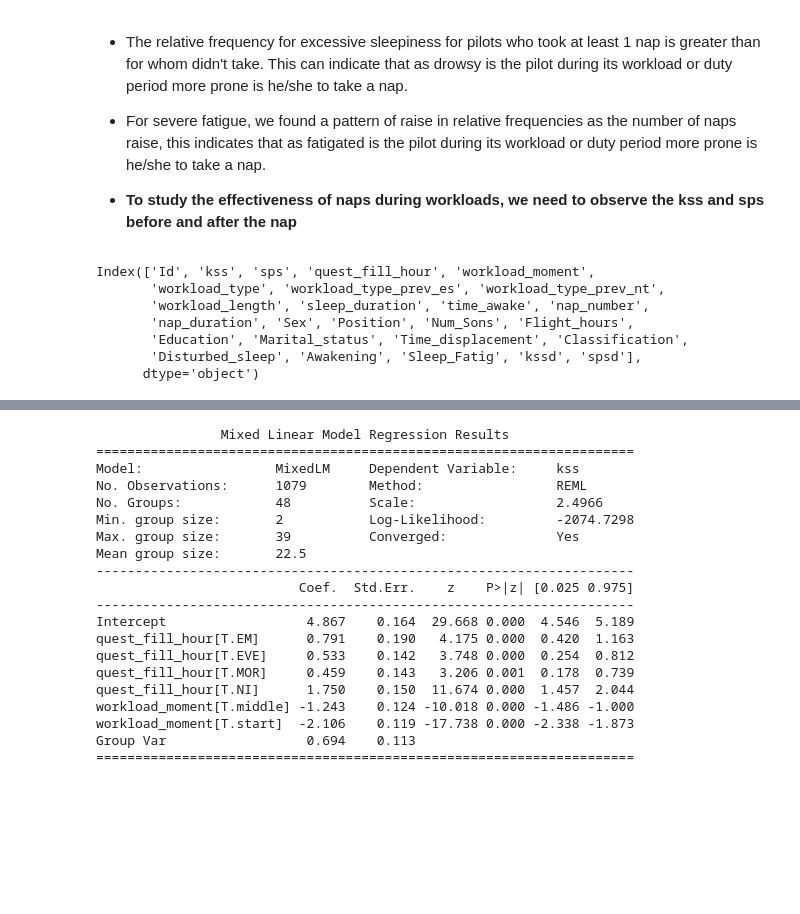
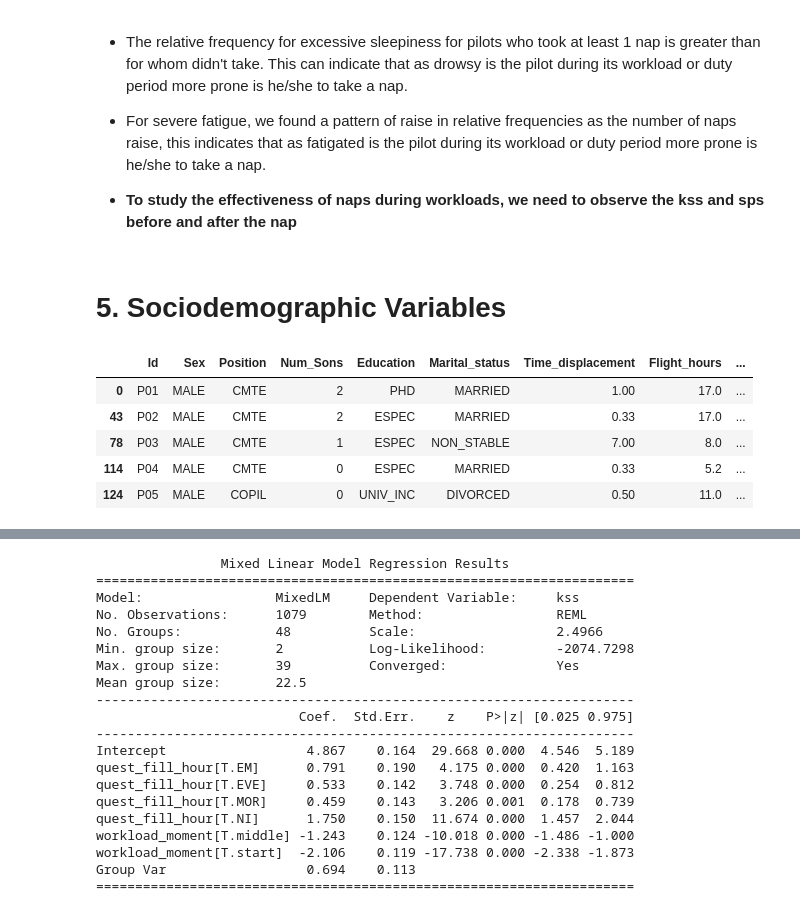
Before and after one commit to jlpscampos/Perception-of-Excessive-Sleepiness-and-Severe-Fatigue-in-Civil-Aviation-Pilots, a Jupyter notebook: EDA.ipynb, the cells around one changed output, grey strips where cells are left out. Drawn from its saved outputs; the diff is of its cells as text; code cells hidden in the pictures; blank space fills up the shorter version.

```diff
--- a/EDA.ipynb
+++ b/EDA.ipynb
@@ -292,13 +365,17 @@ print(''); print('')
 * For severe fatigue, we found a pattern of raise in relative frequencies as the number of naps raise, this indicates that as fatigated is the pilot during its workload or duty period more prone is he/she to take a nap.
 
 * **To study the effectiveness of naps during workloads, we need to observe the kss and sps before and after the nap**
+# %% [markdown]
+# 5. Sociodemographic Variables
 # %%
-working_df.columns
+temp = working_df[['Id','Sex','Position','Num_Sons','Education','Marital_status','Time_displacement', 'Flight_hours', 'Age']].copy().drop_duplicates()
+temp['Flight_hours'] = temp['Flight_hours']/1000     # each 1k hour
+temp['Time_displacement'] = temp['Time_displacement']/60     # each 1 hour
+temp.head(5).round(2)
 # %% [output]
-Index(['Id', 'kss', 'sps', 'quest_fill_hour', 'workload_moment',
-       'workload_type', 'workload_type_prev_es', 'workload_type_prev_nt',
-       'workload_length', 'sleep_duration', 'time_awake', 'nap_number',
-       'nap_duration', 'Sex', 'Position', 'Num_Sons', 'Flight_hours',
-       'Education', 'Marital_status', 'Time_displacement', 'Classification',
-       'Disturbed_sleep', 'Awakening', 'Sleep_Fatig', 'kssd', 'spsd'],
-      dtype='object')
+|  | Id | Sex | Position | Num_Sons | Education | Marital_status | Time_displacement | Flight_hours | ... |
+| 0 | P01 | MALE | CMTE | 2 | PHD | MARRIED | 1.00 | 17.0 | ... |
+| 43 | P02 | MALE | CMTE | 2 | ESPEC | MARRIED | 0.33 | 17.0 | ... |
+| 78 | P03 | MALE | CMTE | 1 | ESPEC | NON_STABLE | 7.00 | 8.0 | ... |
+| 114 | P04 | MALE | CMTE | 0 | ESPEC | MARRIED | 0.33 | 5.2 | ... |
+| 124 | P05 | MALE | COPIL | 0 | UNIV_INC | DIVORCED | 0.50 | 11.0 | ... |
```
Also changed, not shown: parts of 25 cells of this notebook, 1 other file.
